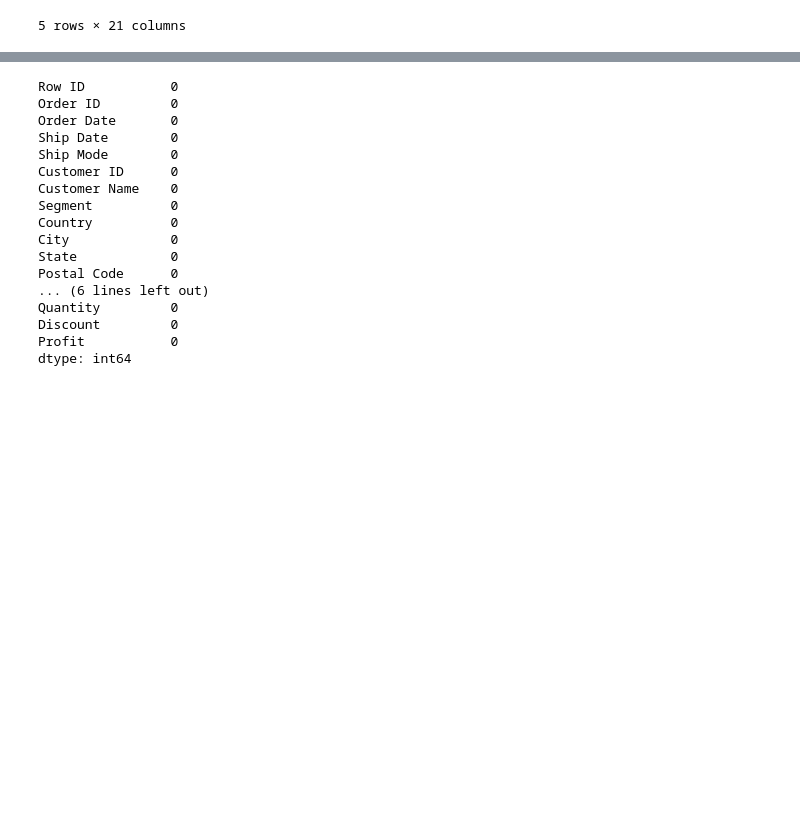
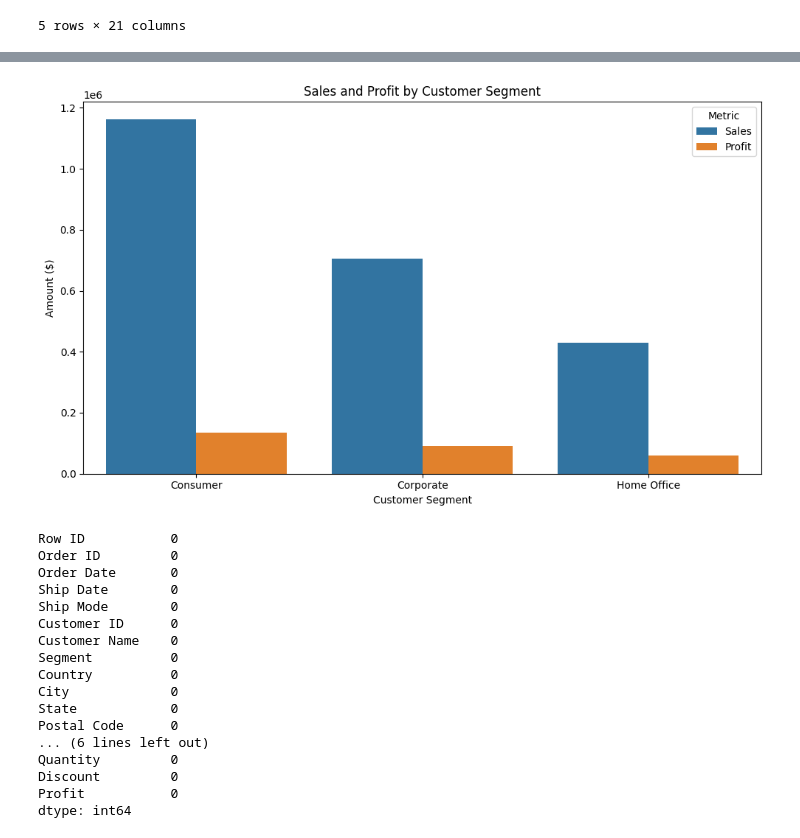
Before and after one commit to Sophos333/superstore-sales-analysis, a Jupyter notebook: NoteBooks/analysis.ipynb, the cells around one changed output, grey strips where cells are left out. Saved outputs shown, nothing was run; the diff lists cells and outputs as text; code cells hidden in the pictures; blank space fills up the shorter version.

```diff
--- a/NoteBooks/analysis.ipynb
+++ b/NoteBooks/analysis.ipynb
@@ -18,3 +84,20 @@ df.head()
+# %%
+# Melt the dataframe to long format for easier plotting
+melted_segment = pd.melt(segment_performance, id_vars='Segment',
+                         value_vars=['Sales', 'Profit'],
+                         var_name='Metric', value_name='Amount')
+
+# Plot side-by-side bars
+plt.figure(figsize=(10, 6))
+sns.barplot(data=melted_segment, x='Segment', y='Amount', hue='Metric')
+
+plt.title('Sales and Profit by Customer Segment')
+plt.xlabel('Customer Segment')
+plt.ylabel('Amount ($)')
+plt.tight_layout()
+plt.show()
+# %% [output]
+[figure, added]
 # %%
 # Check for missing values
 df.isnull().sum()
```
Also changed, not shown: parts of 6 cells of this notebook.
